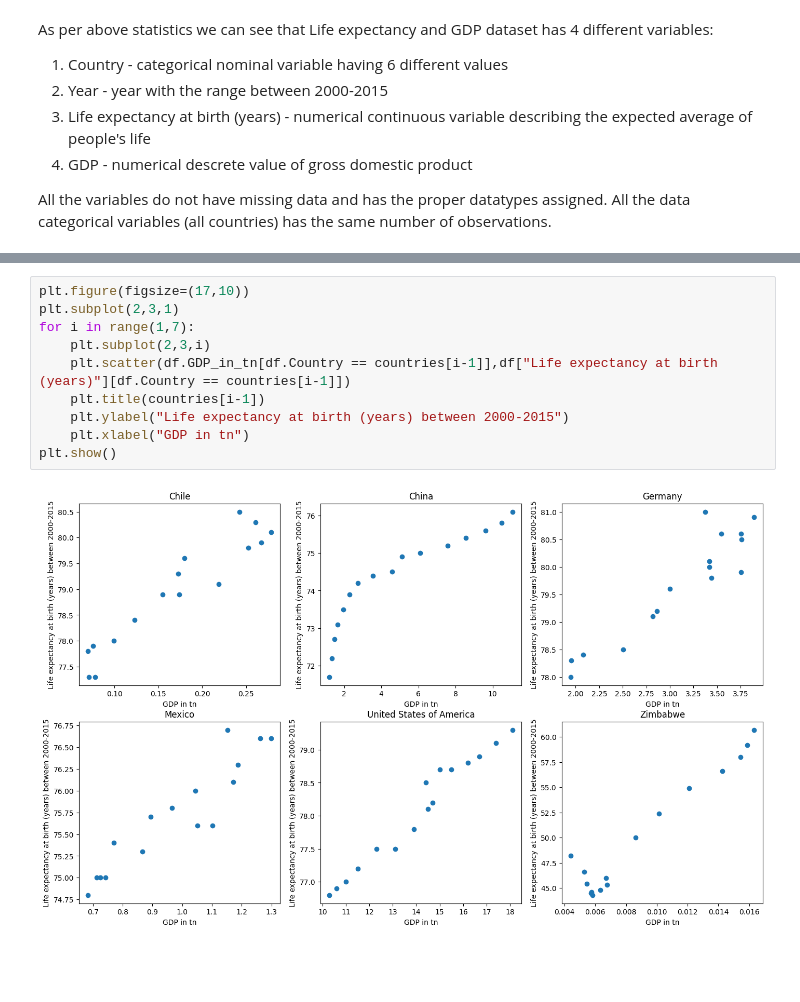
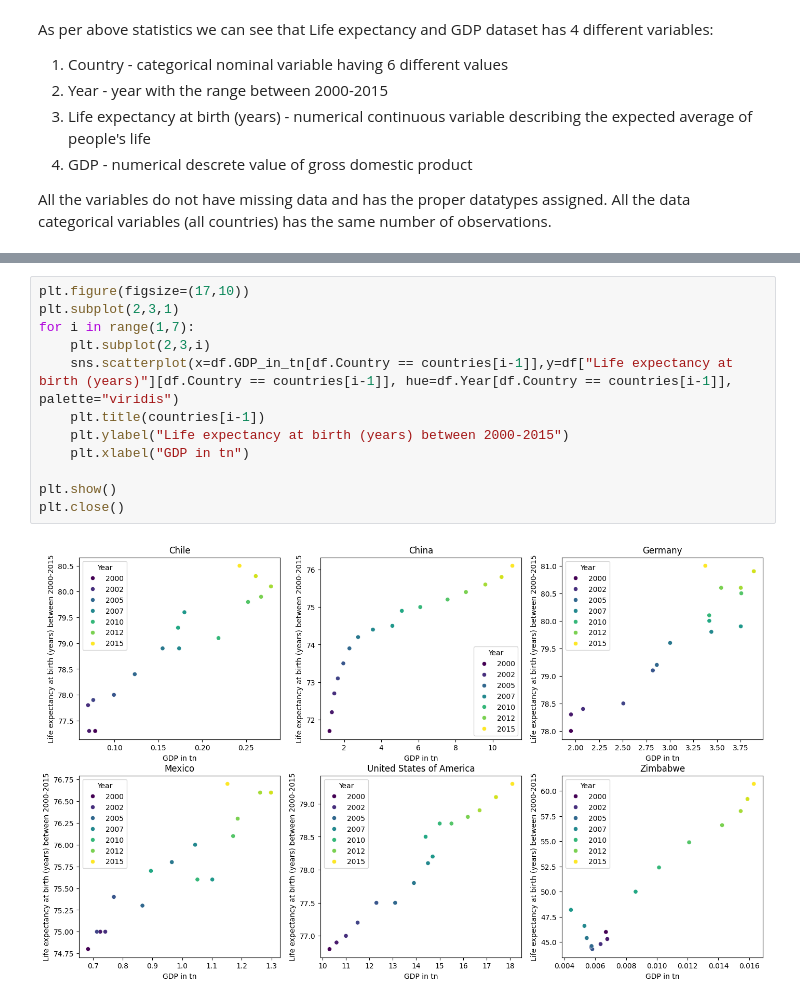
Before and after one commit to A-BartKow/Life-Expectancy-and-GDP-Starter, a Jupyter notebook: life_expectancy_gdp.ipynb, the cells around one changed output, grey strips where cells are left out. Drawn from its saved outputs; the diff is of its cells as text; blank space fills up the shorter version.

```diff
--- a/life_expectancy_gdp.ipynb
+++ b/life_expectancy_gdp.ipynb
@@ -97,12 +112,14 @@ plt.close()
 # %%
 plt.figure(figsize=(17,10))
 plt.subplot(2,3,1)
 for i in range(1,7):
     plt.subplot(2,3,i)
-    plt.scatter(df.GDP_in_tn[df.Country == countries[i-1]],df["Life expectancy at birth (years)"][df.Country == countries[i-1]])
+    sns.scatterplot(x=df.GDP_in_tn[df.Country == countries[i-1]],y=df["Life expectancy at birth (years)"][df.Country == countries[i-1]], hue=df.Year[df.Country == countries[i-1]], palette="viridis")
     plt.title(countries[i-1])
     plt.ylabel("Life expectancy at birth (years) between 2000-2015")
     plt.xlabel("GDP in tn")
+
 plt.show()
+plt.close()
 # %% [output]
-[figure, old version]
+[figure, new version]
```
Also changed, not shown: parts of 8 cells of this notebook.
